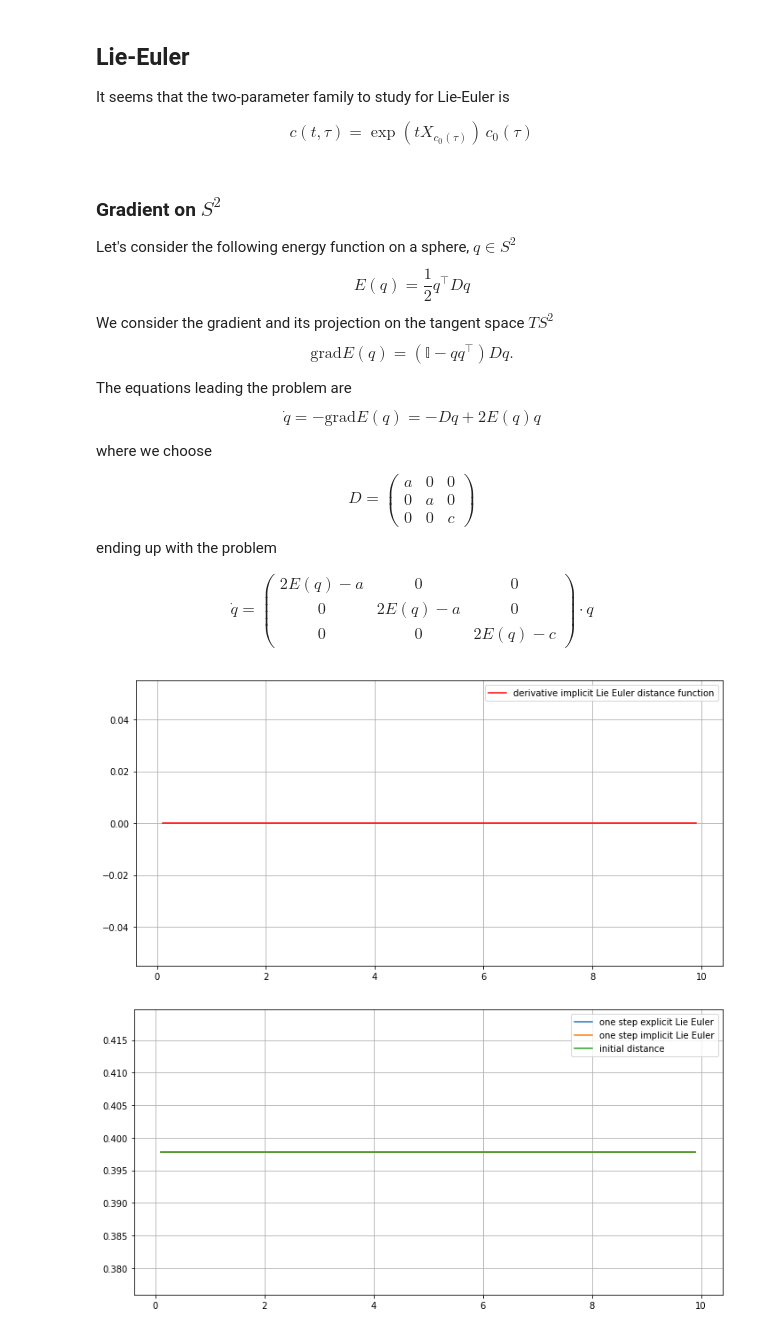
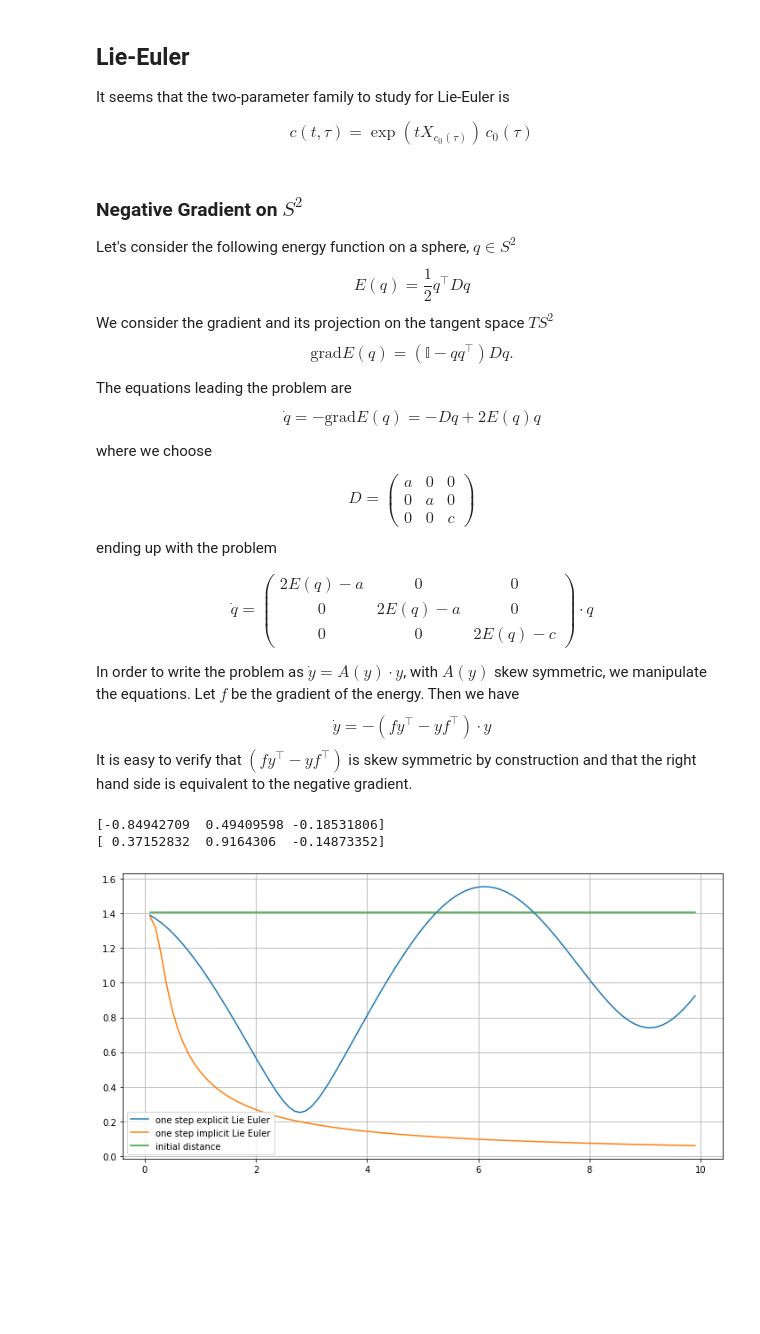
Before and after one commit to DeniseTumiotto/SphericalPendulum-Secondment, a Jupyter notebook: extras/S2contract.ipynb, the cells around one changed output. Cells and saved outputs as stored; diff of their text form; code cells hidden in the pictures; blank space fills up the shorter version.

Commit message:
implementation of negative gradient complete + problem on the sphere both in python and matlab

```diff
--- a/extras/S2contract.ipynb
+++ b/extras/S2contract.ipynb
@@ -320,7 +333,8 @@ def ProjS2(p,q,t):
 from turtle import color
 
 phi0=np.pi/2*(2*np.random.rand(2)-1)
-theta0=2*np.pi*np.random.rand(2)
+# theta0=2*np.pi*np.random.rand(2)
+theta0=np.pi*np.random.rand(2)
 mulam = mu/lam
 
 r0 = np.array([phi0[0],theta0[0]])
@@ -332,8 +346,9 @@ eigMax = -1
 # checking the initial condition
 for timepar in np.linspace(0,1,10000):
     crrProj = ProjS2(y0,z0,timepar)
-    crrPhi = cart2spherical(crrProj)[0]
-    crrEig = mu-lam*crrPhi*np.tan(crrPhi)
+    crrPhi, crrTheta = cart2spherical(crrProj)
+    # crrEig = mu-lam*crrPhi*np.tan(crrPhi)
+    crrEig = mu*np.cos(crrTheta)-lam*crrPhi*np.tan(crrPhi)
     # print(crrEig)
     if crrEig>eigMax:
         eigMax=np.copy(crrEig)
@@ -599,7 +626,7 @@ $$
 # plt.title('Lie-Euler for various stepsizes')
 # plt.show()
 # %% [markdown]
-### Gradient on $S^2$
+### Negative Gradient on $S^2$
 
 Let's consider the following energy function on a sphere, $q\in S^2$
 $$E(q)=\frac{1}{2}q^\top Dq$$
@@ -624,6 +651,12 @@ $$\dot{q}=\begin{pmatrix}
 0 &2E(q)-a &0\\
 0 &0 &2E(q)-c
 \end{pmatrix}\cdot q$$
+
+
+In order to write the problem as $\dot{y}=A(y)\cdot y$, with $A(y)$ skew symmetric, we manipulate the equations.
+Let $f$ be the gradient of the energy. Then we have
+$$\dot{y} = -(fy^\top-yf^\top)\cdot y$$
+It is easy to verify that $(fy^\top-yf^\top)$ is skew symmetric by construction and that the right hand side is equivalent to the negative gradient.
 # %%
 # initialization
 I1 = np.random.rand(1)
@@ -644,7 +677,8 @@ maxIt = 30
 tol = 1e-12
 
 phi0=-np.pi/2*np.random.rand(2)
-theta0=2*np.pi*np.random.rand(2)
+# theta0=2*np.pi*np.random.rand(2)
+theta0=np.pi*np.random.rand(2)
 q = np.zeros((2,3,N+1))
 RD = np.zeros((2,N+1))
 DRD = np.zeros((N,))
@@ -656,11 +690,13 @@ qi[1,:,0] = np.copy(q[1,:,0])
 RD[0,0] = rdistance(q[0,:,0],q[1,:,0])
 RD[1,0] = rdistance(q[0,:,0],q[1,:,0])
 
+print(q[0,:,0])
+print(q[1,:,0])
 # print(np.linalg.norm(q[0,:,0]))
 # print(np.linalg.norm(q[1,:,0]))
 
 def negSkwMatrix(x,D):
-    f = (np.eye(3)-x*np.transpose(x))*D*x
+    f = ((np.eye(3)-x*np.transpose(x))@D)@x
     return f*np.transpose(x)-x*np.transpose(f)
 
 def energy(x,D):
@@ -670,39 +706,42 @@ def energy(x,D):
 #     return -D+2*energy(x,D)*np.eye(3)
 
 def LieEuler(x0,x,D,dt):
-    return expm(dt*(-negSkwMatrix(x,D)))@x0
+    x0 = x0.reshape(3,1)
+    x = x.reshape(3,1)
+    return expm(dt*(-negSkwMatrix(x,D)))@x0.reshape(3,)
 
 my_fun = lambda x, x0, D, dt : - x + LieEuler(x0, x, D, dt)
 
 
 for k in range(N):
     for j in range(2):
         q[j,:,k+1] = LieEuler(q[j,:,0],q[j,:,0],Inertia,h[k])
         qi[j,:,k+1] = fsolve(my_fun, qi[j,:,k], args=(qi[j,:,0], Inertia, h[k]))
     RD[0,k+1] = rdistance(q[0,:,k+1],q[1,:,k+1])
     RD[1,k+1] = rdistance(qi[0,:,k+1],qi[1,:,k+1])
     DRD[k] = NumDiff(RD[1,k], RD[1,k+1], h[1]-h[0])
 
 # print(np.linalg.norm(q[0,:,:], axis=0))
 # print(np.linalg.norm(qi[0,:,:], axis=0))
 
 # if any(DRD[5:]>0):
 #     print('positive derivative')
 
-fig1 = plt.figure()
-plt.plot(h, DRD, color='red', label='derivative implicit Lie Euler distance function')
-# plt.plot(h, np.zeros((N,)), color='green')
-plt.legend()
-plt.grid()
+# fig1 = plt.figure()
+# plt.plot(h, DRD, color='red', label='derivative implicit Lie Euler distance function')
+# # plt.plot(h, np.zeros((N,)), color='green')
+# plt.legend()
+# plt.grid()
 
 fig2 = plt.figure()
 plt.plot(h, RD[0,1:], label='one step explicit Lie Euler')
 plt.plot(h, RD[1,1:], label='one step implicit Lie Euler')
 plt.plot(h, RD[0,0]*np.ones((N, )), label='initial distance')
 plt.legend()
 plt.grid()
 
 plt.show()
 # %% [output]
+[-0.84942709  0.49409598 -0.18531806]
+[ 0.37152832  0.9164306  -0.14873352]
-[figure, old version]
+[figure, new version]
-[figure, removed]
```
Also changed, not shown: parts of 8 cells of this notebook, 2 other files.
